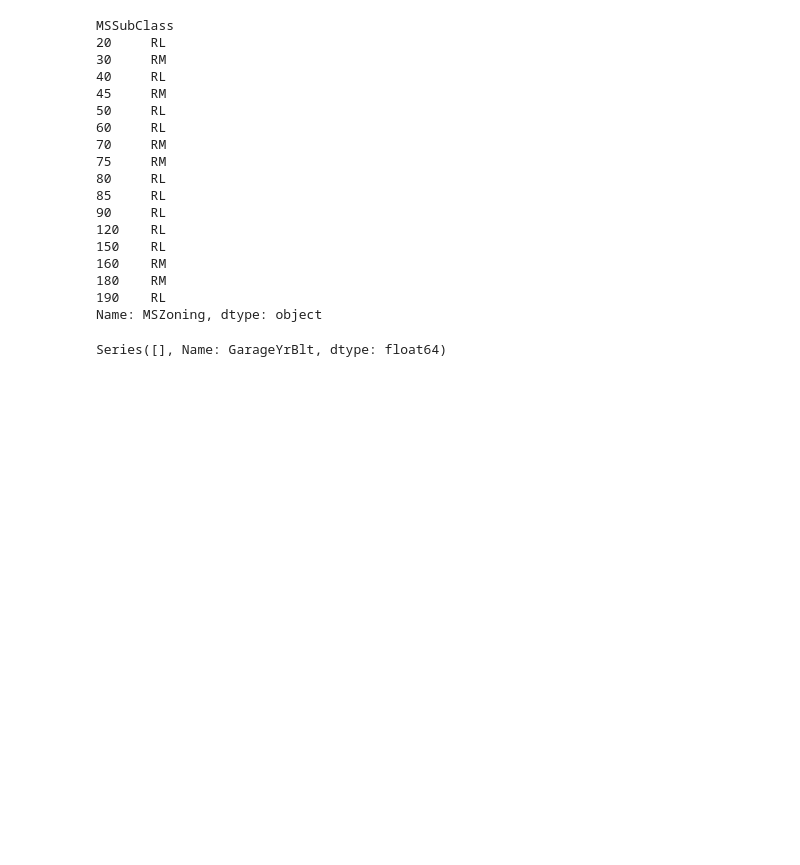
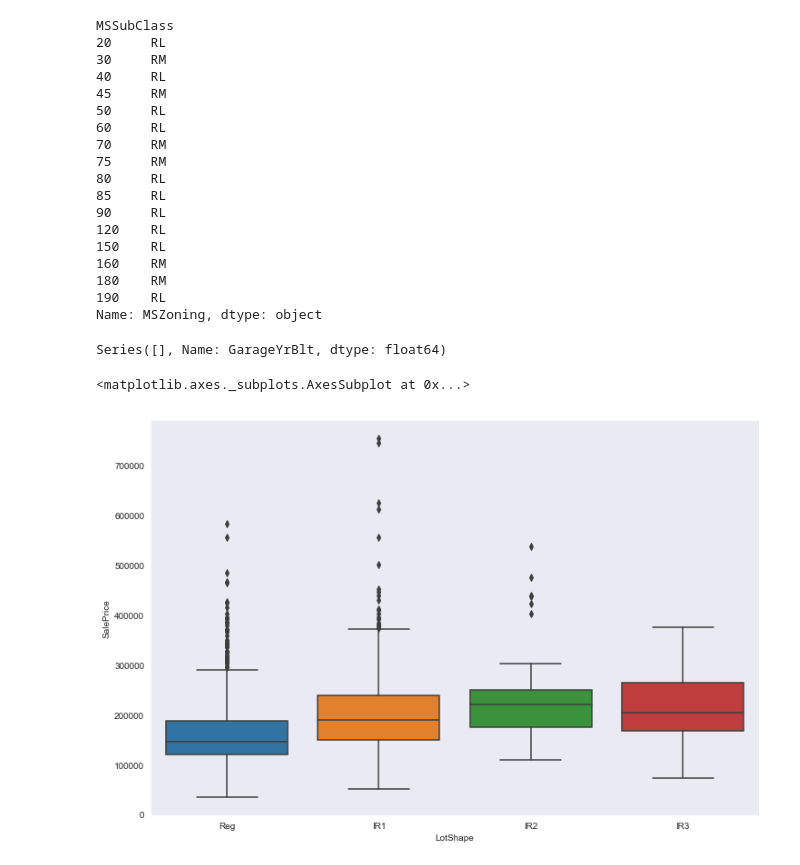
Before and after one commit to chazzy1/nycdsaML, a Jupyter notebook: choi/EDA.ipynb, the cells around one changed output. Drawn from its saved outputs; the diff is of its cells as text; code cells hidden in the pictures; blank space fills up the shorter version.

```diff
--- a/choi/EDA.ipynb
+++ b/choi/EDA.ipynb
@@ -484,3 +484,9 @@ combined_data['GarageYrBlt'].loc[idx] = 2007
 combined_data['GarageYrBlt'].loc[idx]
 # %% [output]
 Series([], Name: GarageYrBlt, dtype: float64)
+# %%
+train['LotShape']
+sns.boxplot(train['LotShape'], train['SalePrice'])
+# %% [output]
+<matplotlib.axes._subplots.AxesSubplot at 0x...>
+[figure, added]
```
Also changed, not shown: parts of 5 cells of this notebook, 10 other files.
